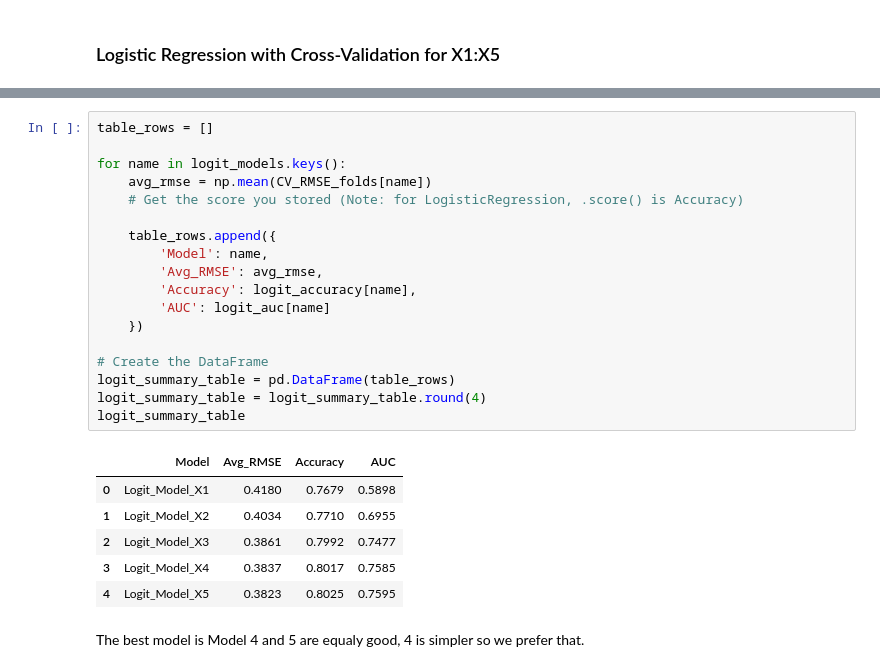
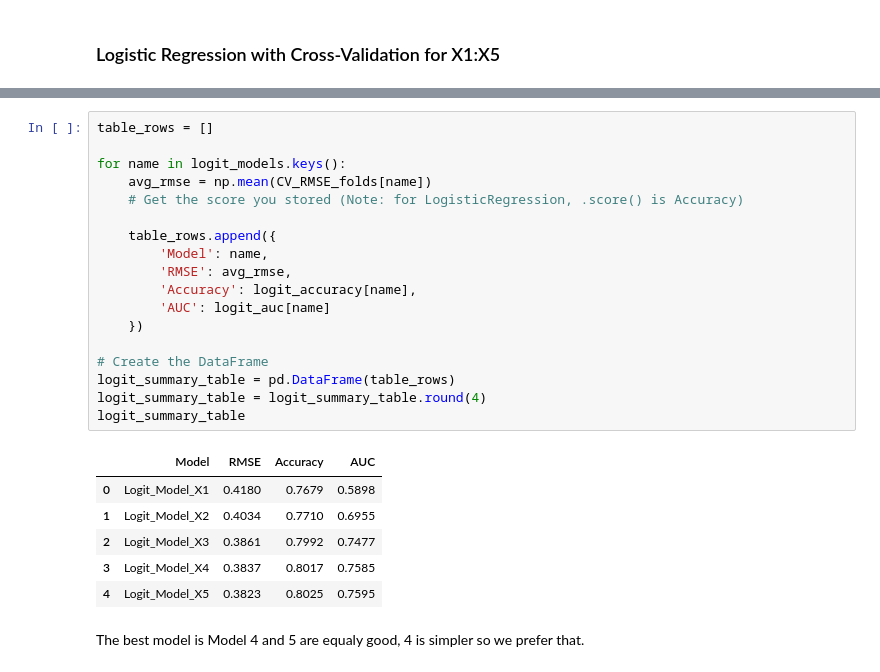
Before and after one commit to 4mbrus/Data-Analysis-3, a Jupyter notebook: Assignment 2/assignment_2.ipynb, the cells around one changed output, grey strips where cells are left out. Drawn from its saved outputs; the diff is of its cells as text.

```diff
--- a/Assignment 2/assignment_2.ipynb
+++ b/Assignment 2/assignment_2.ipynb
@@ -564,23 +564,23 @@ for name, X_data in logit_model_vars.items():
 # %%
 table_rows = []
 
 for name in logit_models.keys():
     avg_rmse = np.mean(CV_RMSE_folds[name])
     # Get the score you stored (Note: for LogisticRegression, .score() is Accuracy)
 
     table_rows.append({
         'Model': name,
-        'Avg_RMSE': avg_rmse,
+        'RMSE': avg_rmse,
         'Accuracy': logit_accuracy[name],
         'AUC': logit_auc[name]
     })
 
 # Create the DataFrame
 logit_summary_table = pd.DataFrame(table_rows)
 logit_summary_table = logit_summary_table.round(4)
 logit_summary_table
 # %% [output]
-|  | Model | Avg_RMSE | Accuracy | AUC |
+|  | Model | RMSE | Accuracy | AUC |
 | 0 | Logit_Model_X1 | 0.4180 | 0.7679 | 0.5898 |
 | 1 | Logit_Model_X2 | 0.4034 | 0.7710 | 0.6955 |
 | 2 | Logit_Model_X3 | 0.3861 | 0.7992 | 0.7477 |
```
Also changed, not shown: parts of 9 cells of this notebook.
